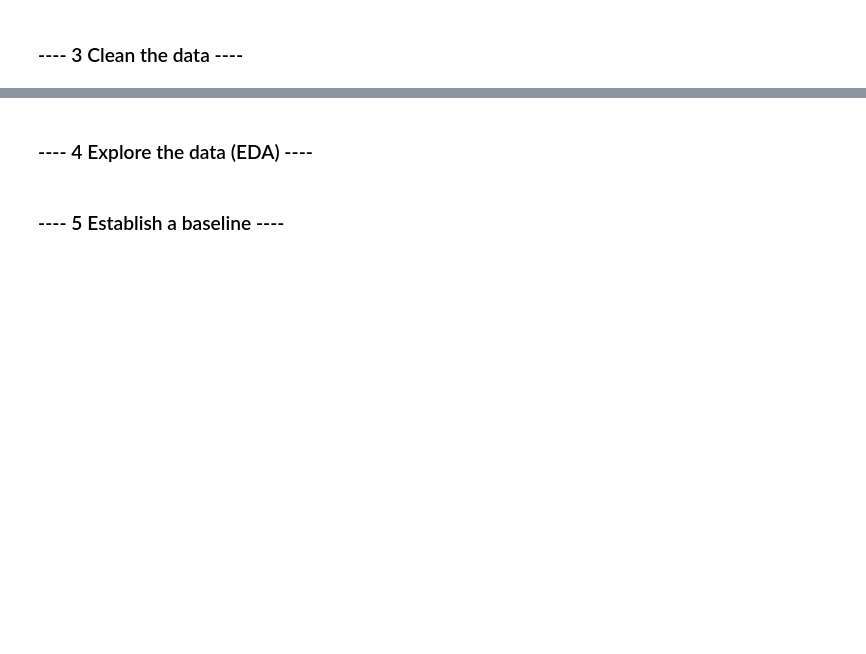
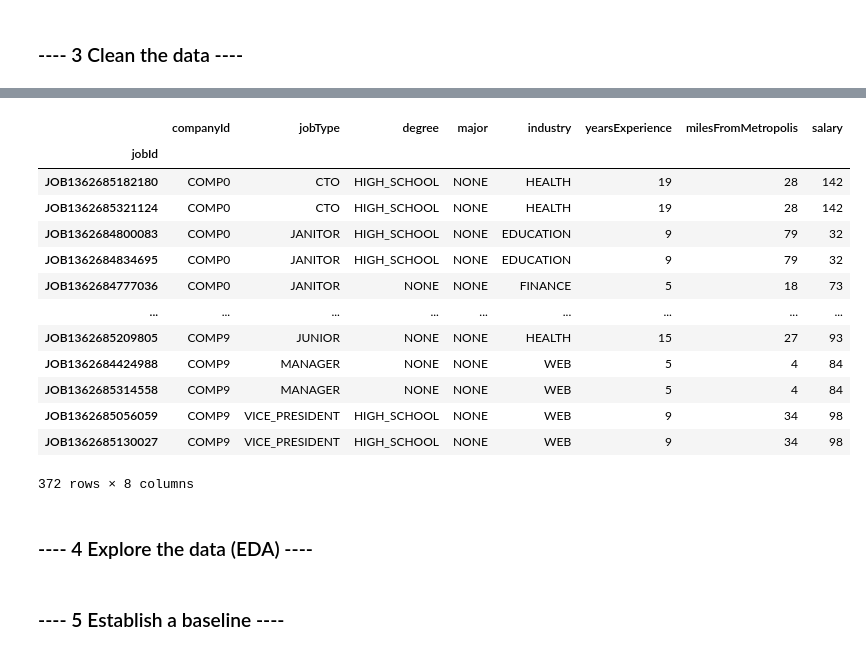
Before and after one commit to stevers28/salarypredictionportfolio, a Jupyter notebook: Salary_Prediction_Notebook.ipynb, the cells around one changed output, grey strips where cells are left out. Drawn from its saved outputs; the diff is of its cells as text; code cells hidden in the pictures; blank space fills up the shorter version.

```diff
--- a/Salary_Prediction_Notebook.ipynb
+++ b/Salary_Prediction_Notebook.ipynb
@@ -40,3 +141,20 @@ test_feat.head(3)
+# %%
+train_w_salary_dups.sort_values(features2)
+# %% [output]
+|  | companyId | jobType | degree | major | industry | yearsExperience | milesFromMetropolis | salary |
+| jobId |  |  |  |  |  |  |  |  |
+| JOB1362685182180 | COMP0 | CTO | HIGH_SCHOOL | NONE | HEALTH | 19 | 28 | 142 |
+| JOB1362685321124 | COMP0 | CTO | HIGH_SCHOOL | NONE | HEALTH | 19 | 28 | 142 |
+| JOB1362684800083 | COMP0 | JANITOR | HIGH_SCHOOL | NONE | EDUCATION | 9 | 79 | 32 |
+| JOB1362684834695 | COMP0 | JANITOR | HIGH_SCHOOL | NONE | EDUCATION | 9 | 79 | 32 |
+| JOB1362684777036 | COMP0 | JANITOR | NONE | NONE | FINANCE | 5 | 18 | 73 |
+| ... | ... | ... | ... | ... | ... | ... | ... | ... |
+| JOB1362685209805 | COMP9 | JUNIOR | NONE | NONE | HEALTH | 15 | 27 | 93 |
+| JOB1362684424988 | COMP9 | MANAGER | NONE | NONE | WEB | 5 | 4 | 84 |
+| JOB1362685314558 | COMP9 | MANAGER | NONE | NONE | WEB | 5 | 4 | 84 |
+| JOB1362685056059 | COMP9 | VICE_PRESIDENT | HIGH_SCHOOL | NONE | WEB | 9 | 34 | 98 |
+| JOB1362685130027 | COMP9 | VICE_PRESIDENT | HIGH_SCHOOL | NONE | WEB | 9 | 34 | 98 |
+372 rows × 8 columns
 # %% [markdown]
 ### ---- 4 Explore the data (EDA) ----
 # %%
```
Also changed, not shown: parts of 11 cells of this notebook.
